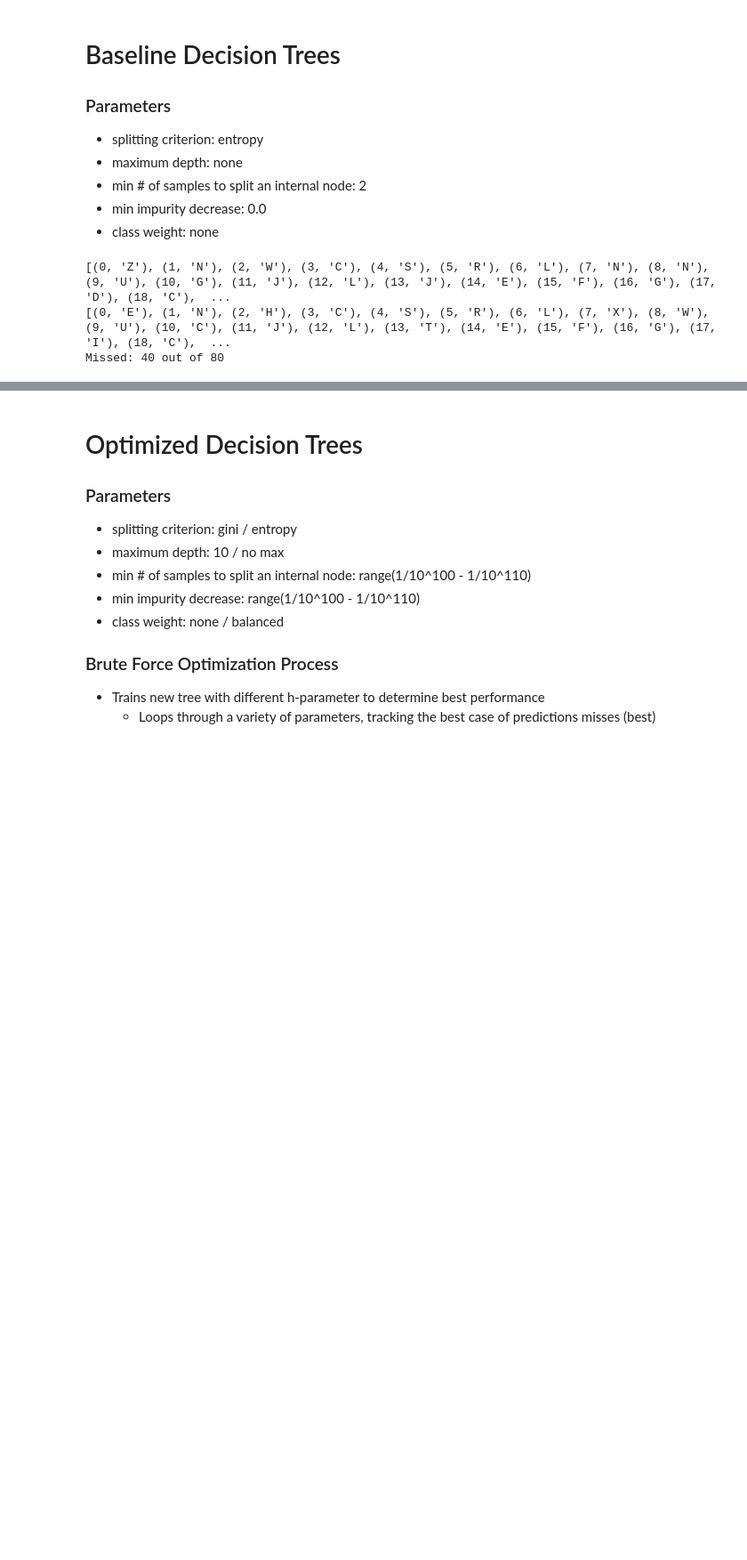
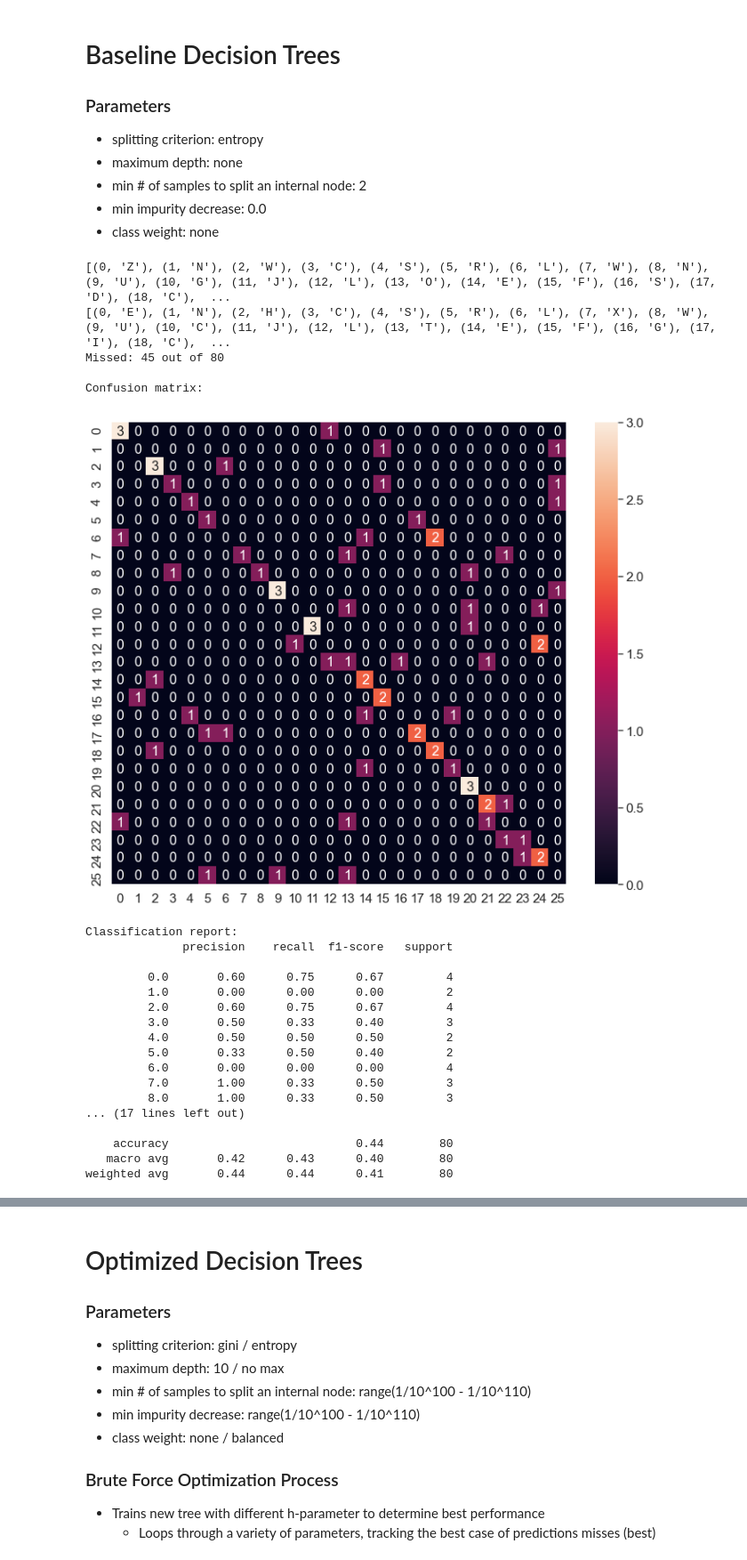
Before and after one commit to BryceHamilton/ML_Workbench, a Jupyter notebook: Assignment 1/MLbench.py.ipynb, the cells around one changed output, grey strips where cells are left out. Shown at 89% size. Cells and saved outputs as stored; diff of their text form; code cells hidden in the pictures; blank space fills up the shorter version.

```diff
--- a/Assignment 1/MLbench.py.ipynb
+++ b/Assignment 1/MLbench.py.ipynb
@@ -181,26 +286,74 @@ Missed: 172 out of 520
 # %%
 # Base-DT-DS1
 x_train = train_data_1[ :, :-1]
 y_train = train_data_1[ :, -1]
 
 base_t.fit(x_train, y_train)
 
 x_test = labeled_test_data_1[ :, :-1]
 y_test = labeled_test_data_1[ :, -1]
 
 prediction = base_t.predict(x_test)
 print([(entry, data_1[prediction[entry]]) for entry in range(prediction.size)])
 print([(entry, data_1[y_test[entry]]) for entry in range(y_test.size)])
 print(f'Missed: {(y_test != prediction).sum()} out of {len(y_test)}')
 
-with open('Base-DT-DS1.csv', 'w', newline='') as csvfile:
+
+# write classification report
+clsf_report = pd.DataFrame(classification_report(y_test, prediction, output_dict=True)).transpose()
+clsf_report.to_csv('Base-DT-DS1.csv', index= True)
+
+# write the predictions
+with open('Base-DT-DS1.csv', 'a', newline='') as csvfile:
     writer = csv.writer(csvfile)
     for entry in range(prediction.size):
         writer.writerow([entry, int(prediction[entry])])
+
+# get confusion matrix
+labels = list(data_1.keys())
+array = confusion_matrix(y_test, prediction, labels)
+# append confusion matrix
+with open("Base-DT-DS1.csv", "a") as csvfile:
+    writer = csv.writer(csvfile)
+    writer.writerows(array)
+
+
+#Plot confusion matrix: evaluates the quality of the output of the classifier
+print("\n" + "Confusion matrix:")
+df_cm = pd.DataFrame(array, range(26), range(26))
+plt.figure(figsize=(12,10))
+sn.set(font_scale=1.4) # for label size
+sn.heatmap(df_cm, annot=True, annot_kws={"size": 16}) # font size
+plt.show()
+
+# show precision, recall, f1-score, etc
+print("\n" + "Classification report:")
+report = classification_report(y_test, prediction)
+print(report)
 # %% [output]
-[(0, 'Z'), (1, 'N'), (2, 'W'), (3, 'C'), (4, 'S'), (5, 'R'), (6, 'L'), (7, 'N'), (8, 'N'), (9, 'U'), (10, 'G'), (11, 'J'), (12, 'L'), (13, 'J'), (14, 'E'), (15, 'F'), (16, 'G'), (17, 'D'), (18, 'C'),  ...
+[(0, 'Z'), (1, 'N'), (2, 'W'), (3, 'C'), (4, 'S'), (5, 'R'), (6, 'L'), (7, 'W'), (8, 'N'), (9, 'U'), (10, 'G'), (11, 'J'), (12, 'L'), (13, 'O'), (14, 'E'), (15, 'F'), (16, 'S'), (17, 'D'), (18, 'C'),  ...
 [(0, 'E'), (1, 'N'), (2, 'H'), (3, 'C'), (4, 'S'), (5, 'R'), (6, 'L'), (7, 'X'), (8, 'W'), (9, 'U'), (10, 'C'), (11, 'J'), (12, 'L'), (13, 'T'), (14, 'E'), (15, 'F'), (16, 'G'), (17, 'I'), (18, 'C'),  ...
-Missed: 40 out of 80
+Missed: 45 out of 80
+
+Confusion matrix:
+[figure, added]
+Classification report:
+              precision    recall  f1-score   support
+
+         0.0       0.60      0.75      0.67         4
+         1.0       0.00      0.00      0.00         2
+         2.0       0.60      0.75      0.67         4
+         3.0       0.50      0.33      0.40         3
+         4.0       0.50      0.50      0.50         2
+         5.0       0.33      0.50      0.40         2
+         6.0       0.00      0.00      0.00         4
+         7.0       1.00      0.33      0.50         3
+         8.0       1.00      0.33      0.50         3
+... (17 lines left out)
+
+    accuracy                           0.44        80
+   macro avg       0.42      0.43      0.40        80
+weighted avg       0.44      0.44      0.41        80
 # %%
 # Base-DT-DS2
 x_train = train_data_2[ :, :-1]
```
Also changed, not shown: parts of 14 cells of this notebook, 13 other files.
